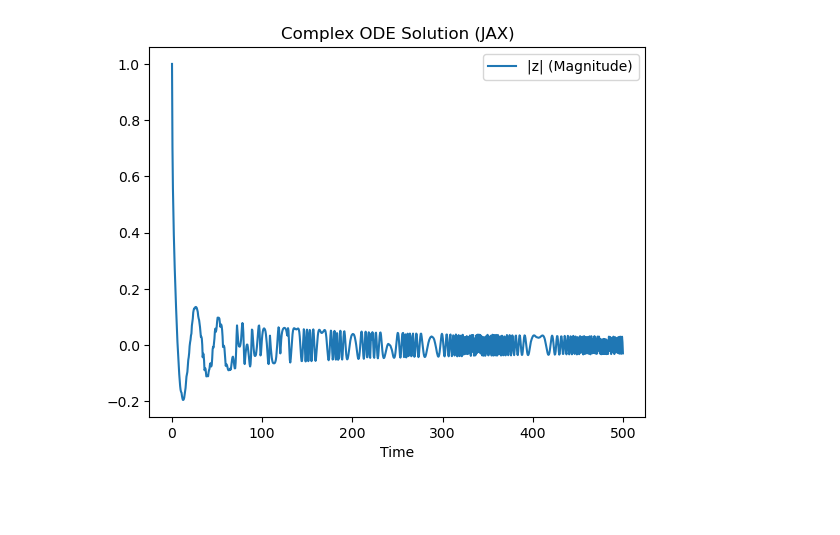
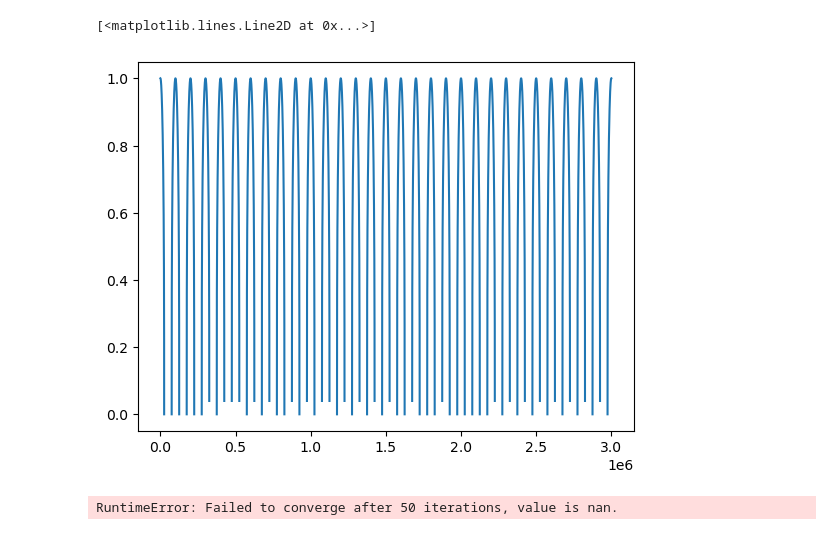
Before and after one commit to ViniciusLima94/phase_amplitude_encoding, a Jupyter notebook: notebooks/TestStuartLandau.ipynb, the cells around one changed output. Cells and saved outputs as stored; diff of their text form; code cells hidden in the pictures; blank space fills up the shorter version.

```diff
--- a/notebooks/TestStuartLandau.ipynb
+++ b/notebooks/TestStuartLandau.ipynb
@@ -60,42 +26,7 @@ plt.show()
-# %%
-import jax.numpy as jnp
-from jax import jit
-from jax.experimental.ode import odeint
-import matplotlib.pyplot as plt
-
-# Parameters
-a = 0
-omega = 2 * np.pi * 40
-I = 0  # External forcing
-
-# Define the ODE function
-def complex_ode(z, t, a, omega, I):
-    dzdt = (a + 1j * omega) * z - jnp.abs(z)**2 * z + I
-    return dzdt
-
-# Convert complex ODE to real-valued system for JAX compatibility
-def real_ode(z_real_imag, t, a, omega, I):
-    z = z_real_imag[0] + 1j * z_real_imag[1]  # Convert to complex
-    dzdt = complex_ode(z, t, a, omega, I)
-    return jnp.array([dzdt.real, dzdt.imag])  # Return real and imaginary parts
-
-# Initial condition (z0 = 1 + 0j)
-z0 = jnp.array([1.0, 0.0])
-
-# Time points
-t = jnp.linspace(0, 500, 1000)
-
-# Solve ODE using JAX
-sol = odeint(real_ode, z0, t, a, omega, I)
-
-# Convert back to complex
-z_solution = sol[:, 0] + 1j * sol[:, 1]
-
-# Plot results
-plt.plot(t, jnp.real(z_solution), label="|z| (Magnitude)")
-plt.xlabel("Time")
-plt.legend()
-plt.title("Complex ODE Solution (JAX)")
-plt.show()
-# %% [output]
-[figure, removed]
+# %%
+theta = np.unwrap(np.angle(Z))
+
+plt.plot(np.cos(np.pi * 2 * 1 * times) ** (1 / 3))
+# %% [output]
+[<matplotlib.lines.Line2D at 0x...>]
+[figure, added]
@@ -101,0 +38,10 @@ plt.show()
+# %%
+a = np.linspace(-10, 10)
+omega = np.linspace(1, 40) * np.pi * 2
+
+roots = np.zeros((len(a), len(omega)))
+for i in range(len(a)):
+    for j in range(len(omega)):
+        roots[i, j] = newton(func, a[i], fprime, args=(a[i], 0, omega[j]))
+# %% [output]
+RuntimeError: Failed to converge after 50 iterations, value is nan.
```
Also changed, not shown: parts of 9 cells of this notebook.
